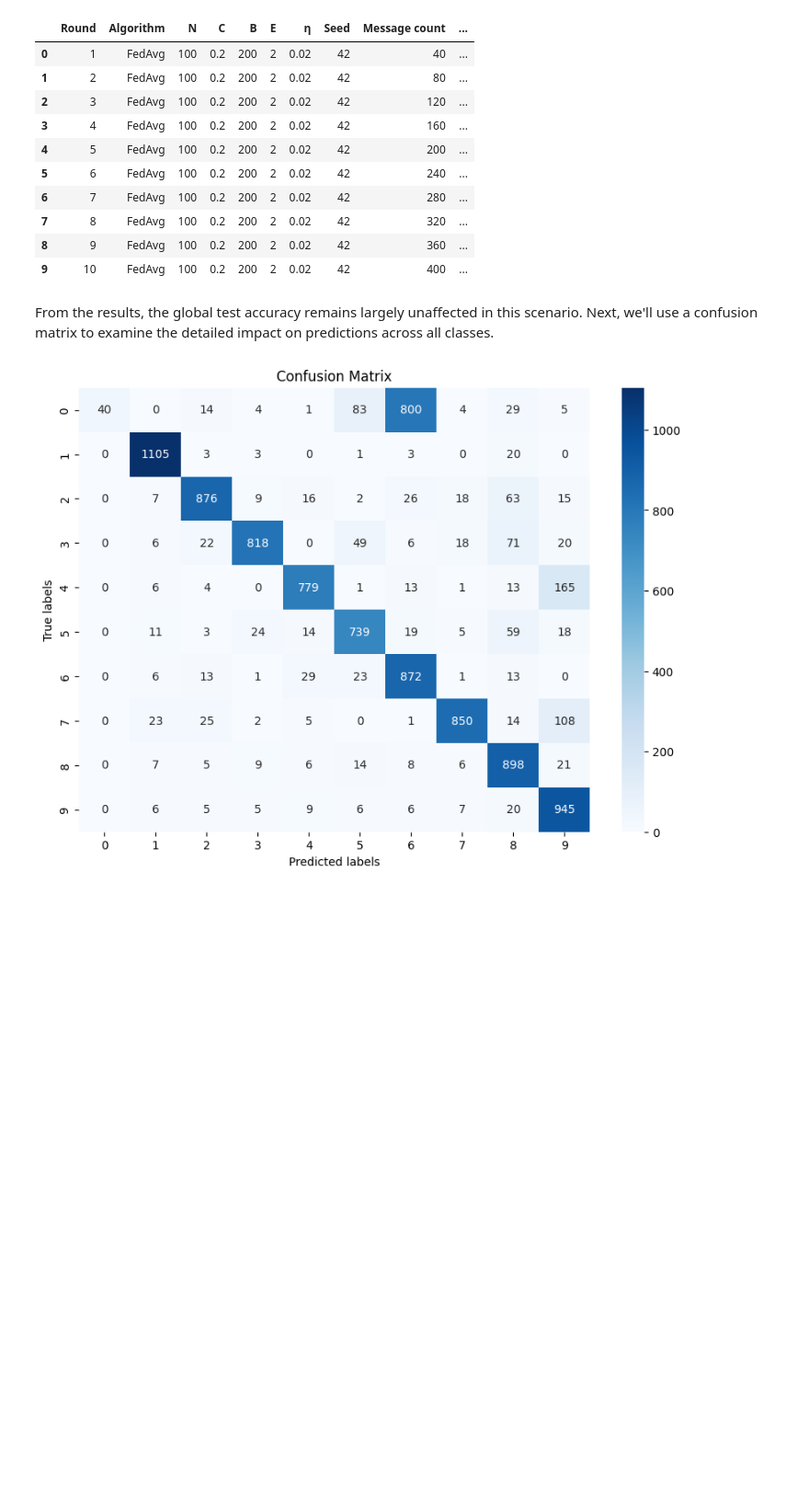
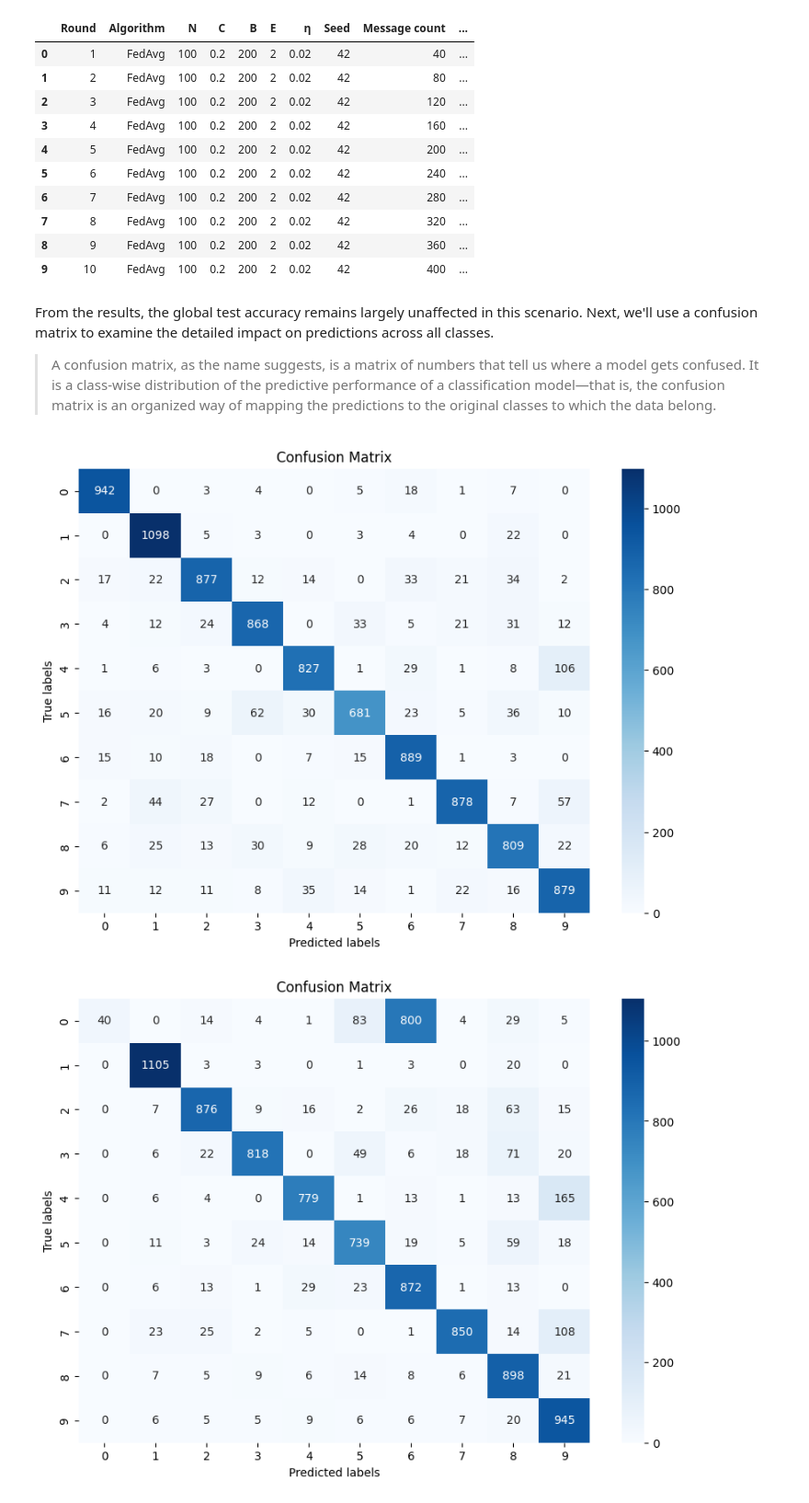
Before and after one commit to lydiaYchen/DDL24Spring, a Jupyter notebook: lab/lab-attacks.ipynb, the cells around one changed output. Shown at 92% size. Saved outputs shown, nothing was run; the diff lists cells and outputs as text; code cells hidden in the pictures; blank space fills up the shorter version.

```diff
--- a/lab/lab-attacks.ipynb
+++ b/lab/lab-attacks.ipynb
@@ -337,6 +345,42 @@ fedavg_df_t_flip
 | 9 | 10 | FedAvg | 100 | 0.2 | 200 | 2 | 0.02 | 42 | 400 | ... |
 # %% [markdown]
 From the results, the global test accuracy remains largely unaffected in this scenario. Next, we'll use a confusion matrix to examine the detailed impact on predictions across all classes.
+> A confusion matrix, as the name suggests, is a matrix of numbers that tell us where a model gets confused. It is a class-wise distribution of the predictive performance of a classification model—that is, the confusion matrix is an organized way of mapping the predictions to the original classes to which the data belong.
+# %%
+# confusion matrix generation
+def confusion_matrix(model, test_loader: DataLoader, num_classes: int) -> (float, np.ndarray):
+    correct = 0
+    model.eval()
+    confusion_matrix = np.zeros((num_classes, num_classes), dtype=np.int64)
+
+    with torch.no_grad():
+        for data, target in test_loader:
+            data, target = data.to(device), target.to(device)
+            output = model(data)
+            pred = output.argmax(dim=1, keepdim=True)
+            correct += pred.eq(target.view_as(pred)).sum().item()
+
+            # Update confusion matrix
+            for t, p in zip(target.view(-1), pred.view(-1)):
+                confusion_matrix[t.long(), p.long()] += 1
+
+    accuracy = 100. * correct / len(test_loader.dataset)
+    return accuracy, confusion_matrix
+
+acc, confusion_matrix = confusion_matrix(fedavg_server.model, test_loader, 10)
+# %%
+import matplotlib.pyplot as plt
+import seaborn as sns
+def plot_confusion_matrix(cm, class_names):
+    plt.figure(figsize=(10, 7))
+    sns.heatmap(cm, annot=True, fmt="d", cmap="Blues", xticklabels=class_names, yticklabels=class_names)
+    plt.xlabel('Predicted labels')
+    plt.ylabel('True labels')
+    plt.title('Confusion Matrix')
+    plt.show()
+plot_confusion_matrix(confusion_matrix, class_names=[str(i) for i in range(10)])
+# %% [output]
+[figure, added]
 # %%
 # confusion matrix generation
 def confusion_matrix(model, test_loader: DataLoader, num_classes: int) -> (float, np.ndarray):
```
Also changed, not shown: parts of 6 cells of this notebook.
